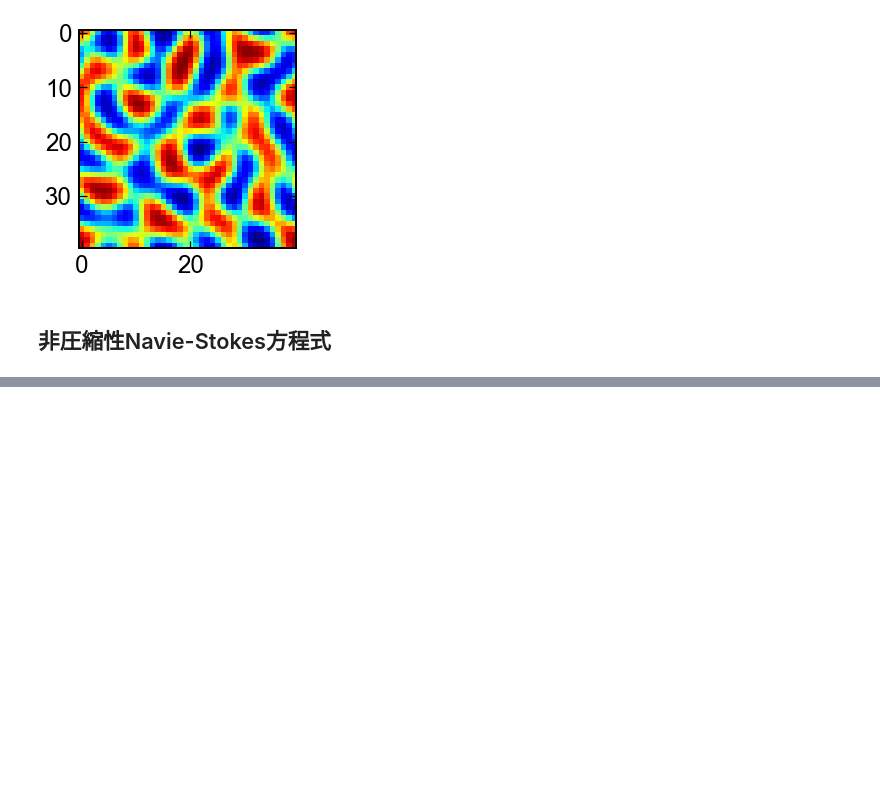
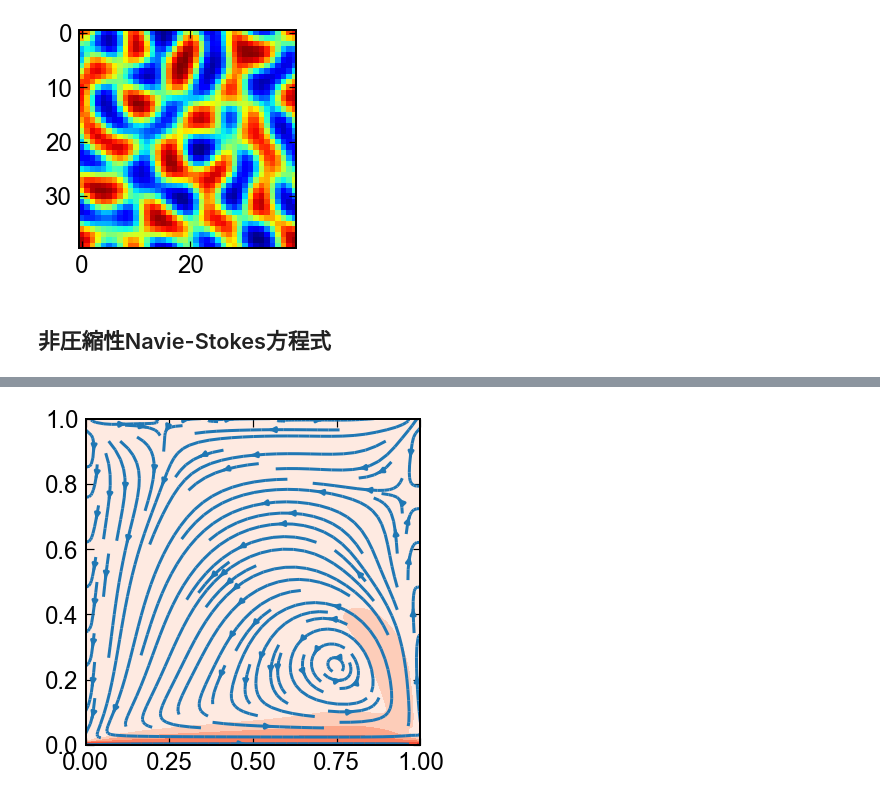
Before and after one commit to so-miyamoto/solve_ivp_practices, a Jupyter notebook: ode_collections/source/notebooks/7_2D-field_advance.ipynb, the cells around one changed output, grey strips where cells are left out. Drawn from its saved outputs; the diff is of its cells as text; code cells hidden in the pictures; blank space fills up the shorter version.

```diff
--- a/ode_collections/source/notebooks/7_2D-field_advance.ipynb
+++ b/ode_collections/source/notebooks/7_2D-field_advance.ipynb
@@ -153,0 +93,94 @@ array([[0, 1, 1, 1],
+# %%
+# parameter
+N = Nx = Ny = 50
+Δ = Δx = Δy = 1.0/(N-1)
+Re = 500.0
+Δt = 0.1*Δ**2*Re
+print(Δt)
+
+# init
+vx = np.zeros((N+3,N+2),dtype='f8')
+vy = np.zeros((N+2,N+3),dtype='f8')
+p  = np.zeros((N+2,N+2),dtype='f8')
+
+C = +np.diag(np.ones((N+2)**2-1  )* 1.0,k=+1  )\
+    +np.diag(np.ones((N+2)**2    )*-4.0,k= 0  )\
+    +np.diag(np.ones((N+2)**2-1  )* 1.0,k=-1  )\
+    +np.diag(np.ones((N+2)**2-N-2)* 1.0,k=+N+2)\
+    +np.diag(np.ones((N+2)**2-N-2)* 1.0,k=-N-2)
+C /= Δ**2
+C = csr_matrix(C)
+
+X,Y = 0,1
+def cent(v,axis):
+    if   axis==X: return 0.5*(v[1:,:]+v[:-1,:])
+    elif axis==Y: return 0.5*(v[:,1:]+v[:,:-1])
+    else: return v
+def diff1(v,axis):
+    if   axis==X: return (v[1:,:]-v[:-1,:])/Δ
+    elif axis==Y: return (v[:,1:]-v[:,:-1])/Δ
+    else: return v
+def diff2(v):
+    return ((v[2:]-2*v[1:-1]+v[:-2])[:,1:-1] + (v[:,2:]-2*v[:,1:-1]+v[:,:-2])[1:-1,:])/Δ**2
+
+def ODEs(loop,vx,vy,p):
+    # init
+    vxn,vyn = np.zeros((N+3,N+2)),np.zeros((N+2,N+3),dtype='f8')
+    dvx,dvy = np.zeros((N+3,N+2)),np.zeros((N+2,N+3),dtype='f8')
+    for i in range(loop):
+        # BC
+        vx[0 ,:] = vy[1,: ] =0.0  # left
+        vx[-1,:] = vy[-2,:] =0.0  # right
+        vx[:,0 ] = 2.0 - vx[:,1 ] # upper
+        vx[:,-1] = 0.0 - vx[:,-2] # lower
+        #
+        vy[0 ,:] = 0.0 - vy[1,: ] # left
+        vy[-1,:] = 0.0 - vy[-2,:] # right
+        vy[:,0 ] = vy[:,1 ] =0.0  # upper
+        vy[:,-1] = vy[:,-2] =0.0  # lower
+        #
+        p[1 ,:] = p[0 ,:] # left
+        p[-2,:] = p[-1,:] # right
+        p[:,-2] = p[:,-1] # lower
+        #
+        dvx[:] = 0.0
+        dvy[:] = 0.0
+        # advection term
+        dvx[1:-1,:   ] -= cent(diff1(vx,X),X)*vx[1:-1,:]
+        dvx[1:-1,1:-1] -= cent(diff1(vx,Y),Y)[1:-1,:]*cent(cent(vy,X),Y)[:,1:-1]
+        dvy[1:-1,1:-1] -= cent(diff1(vy,X),X)[:,1:-1]*cent(cent(vx,X),Y)[1:-1,:]
+        dvy[:   ,1:-1] -= cent(diff1(vy,Y),Y)*vy[:,1:-1]
+        # pressure gradient term
+        dvx[1:-1,:] -= diff1(p,X)
+        dvy[:,1:-1] -= diff1(p,Y)
+        # diffusion term
+        dvx[1:-1,1:-1] += (1./Re)*diff2(vx)
+        dvy[1:-1,1:-1] += (1./Re)*diff2(vy)
+        # dev velocity
+        vxn = vx + Δt*dvx
+        vyn = vy + Δt*dvy
+        # dev pressure
+        δp = spsolve(C, (diff1(vxn,X)+diff1(vyn,Y)).flatten()/Δt )
+        δp = δp.reshape(N+2,N+2)
+        # modify terms
+        vxn[1:-1,:] -= Δt* diff1(δp,X)
+        vyn[:,1:-1] -= Δt* diff1(δp,Y)
+        p += δp
+        vx,vxn = vxn,vx
+        vy,vyn = vyn,vy
+    return vx,vy,p
+
+x = np.linspace(0.,1.,N+2)
+xx,yy = np.meshgrid(x,x)
+
+max_step=2000
+frame=4
+for i in range(frame):
+    fig,ax = plt.subplots(figsize=(5,5))
+    vx,vy,p = ODEs(max_step//frame,vx,vy,p)
+    plt.xlim(0.0,1.0)
+    plt.ylim(0.0,1.0)
+    plt.contourf(xx,yy,np.sqrt(cent(vx,X)**2+cent(vy,Y)**2).T,cmap='Reds')
+    plt.streamplot(xx,yy,cent(vx,X).T,cent(vy,Y).T)
+    plt.show()
+# %% [output]
@@ -153,0 +190 @@ array([[0, 1, 1, 1],
+[figure, added]
```
Also changed, not shown: parts of 4 cells of this notebook, 2 other files.
